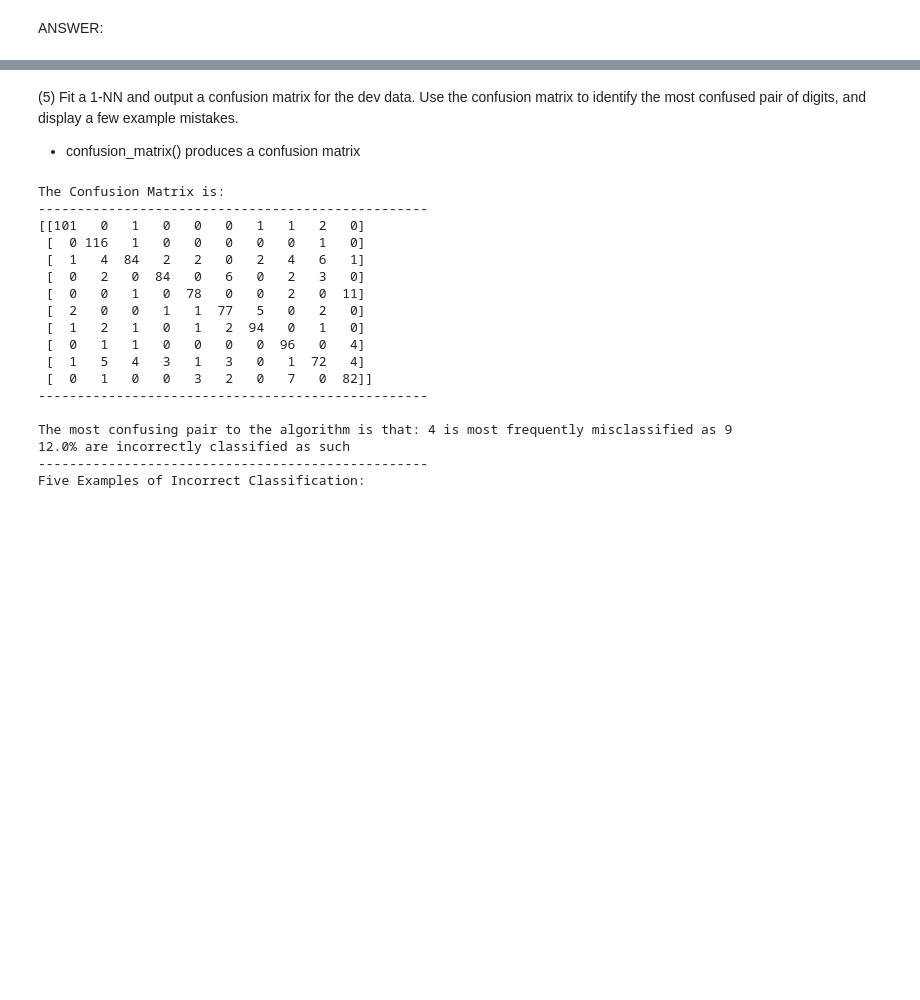
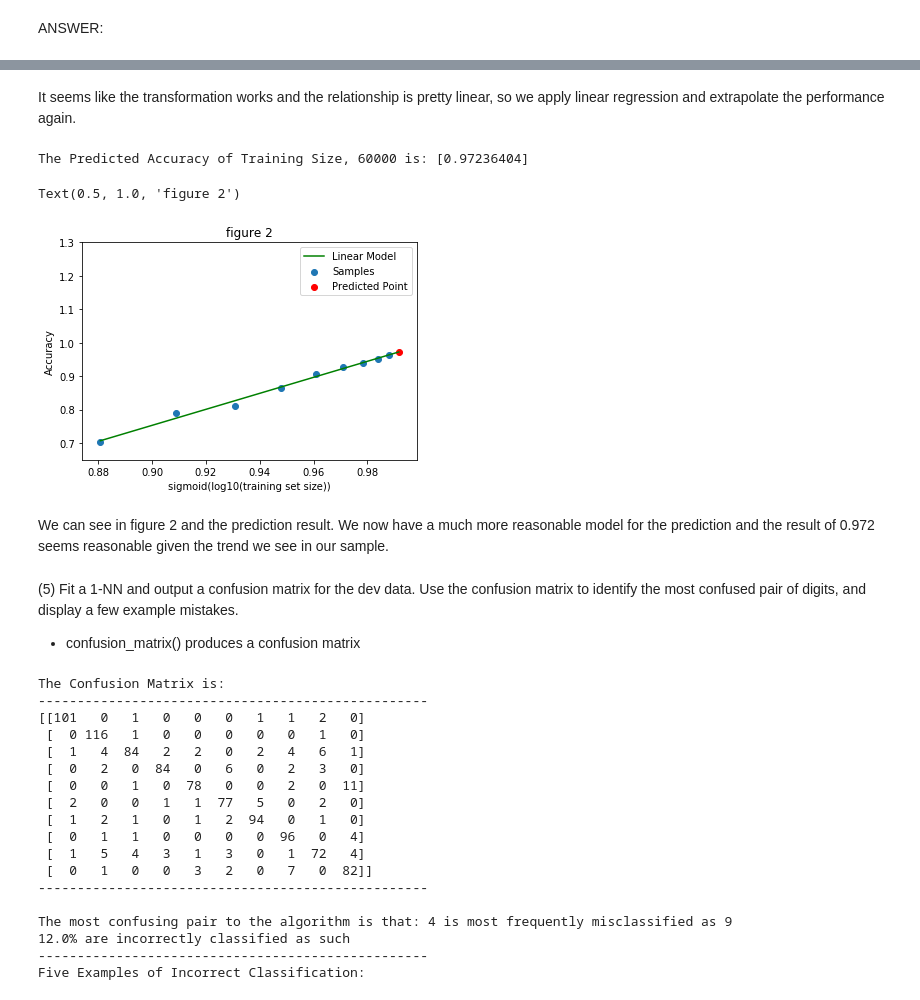
Before and after one commit to erikhou45/ucb-w207-applied-ml, a Jupyter notebook: projects/Erik_Hou_p1.ipynb, the cells around one changed output, grey strips where cells are left out. Cells and saved outputs as stored; diff of their text form; code cells hidden in the pictures; blank space fills up the shorter version.

```diff
--- a/projects/Erik_Hou_p1.ipynb
+++ b/projects/Erik_Hou_p1.ipynb
@@ -359,3 +297,29 @@ The Predicted Accuracy is: [1.00073585]
+# %% [markdown]
+It seems like the transformation works and the relationship is pretty linear, so we apply linear regression and extrapolate the performance again.
+# %%
+pipeline = Pipeline([("transform", trans),
+                     ("linear_regression", linear_regression)])
+
+pipeline.fit(train_sizes_array, accuracies)
+
+print('The Predicted Accuracy of Training Size, 60000 is:', pipeline.predict(test_array))
+
+
+plt.plot(trans.transform(train_test_array),pipeline.predict(train_test_array), c='g', label="Linear Model")
+plt.scatter(trans.transform(train_sizes_array), accuracies, label="Samples")
+plt.scatter(trans.transform(test_array), pipeline.predict(test_array), c='r', label="Predicted Point")
+
+plt.xlabel("sigmoid(log10(training set size))")
+plt.ylabel("Accuracy")
+plt.ylim((0.65, 1.3))
+plt.legend(loc="best")
+plt.title('figure 2')
+# %% [output]
+The Predicted Accuracy of Training Size, 60000 is: [0.97236404]
+Text(0.5, 1.0, 'figure 2')
+[figure, added]
+# %% [markdown]
+We can see in figure 2 and the prediction result. We now have a much more reasonable model for the prediction and the result of 0.972 seems reasonable given the trend we see in our sample.
 # %% [markdown]
 (5) Fit a 1-NN and output a confusion matrix for the dev data. Use the confusion matrix to identify the most confused pair of digits, and display a few example mistakes.
 
```
Also changed, not shown: parts of 20 cells of this notebook.
